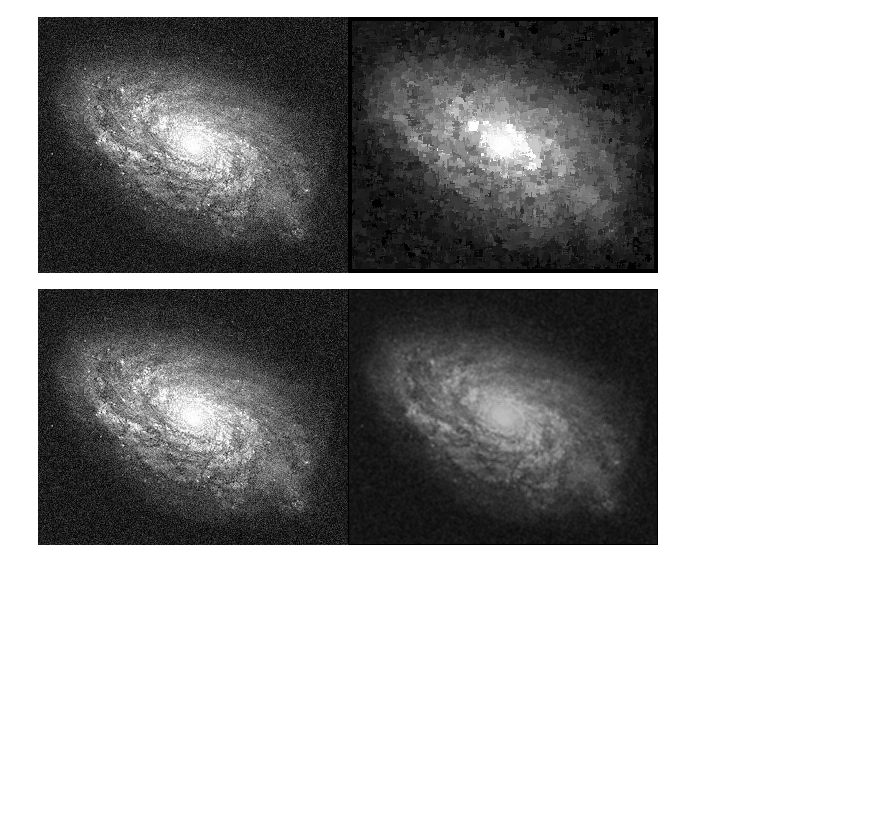
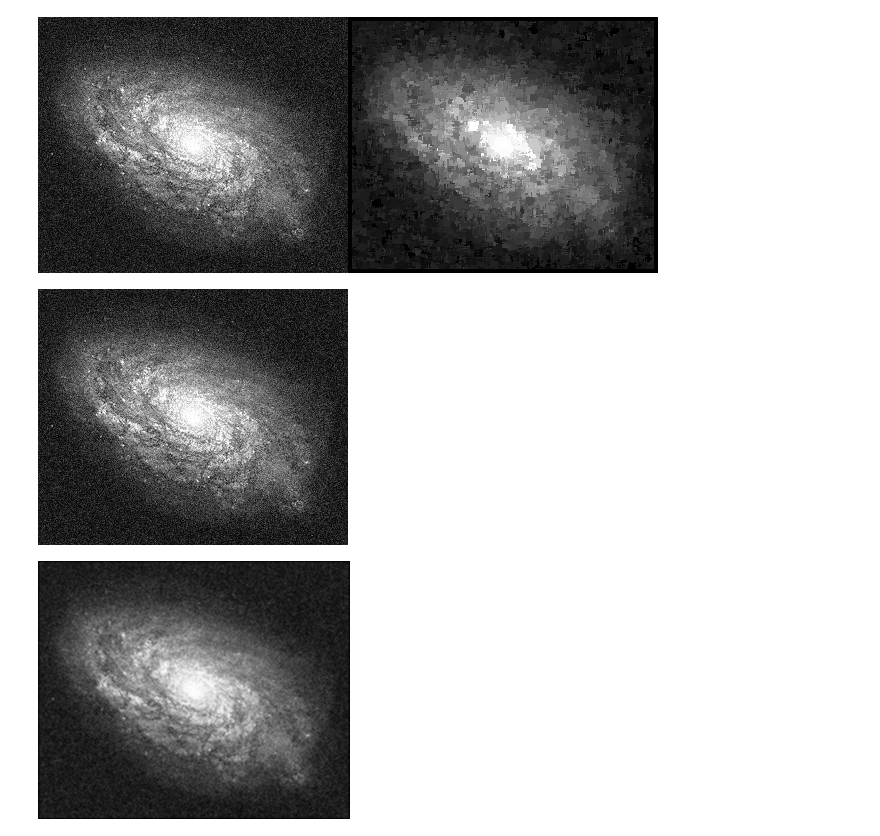
Before and after one commit to irbaadika/PCVK_Genap_2023, a Jupyter notebook: UTS.ipynb, the cells around one changed output. Cells and saved outputs as stored; diff of their text form; code cells hidden in the pictures; blank space fills up the shorter version.

```diff
--- a/UTS.ipynb
+++ b/UTS.ipynb
@@ -144,9 +123,0 @@ def LowPassFilter(image, filter_size):
-# %%
-# panggil fungsi low pass filter dan tampilkan gambar
-img = cv.imread('/content/drive/MyDrive/ASSETS-PVCK/Images/noises/1.jpg')
-img_gray = cv.cvtColor(img, cv.COLOR_BGR2GRAY)
-low_pass = LowPassFilter(img_gray, 9)
-final_frame = cv.hconcat((img_gray, low_pass))
-cv2_imshow(final_frame)
-# %% [output]
-[figure, removed]
@@ -154,0 +124,37 @@ cv2_imshow(final_frame)
+# %%
+# CONVOLUTION
+
+def convolution2d(image, kernel, stride, padding):
+
+  image = np.pad(image, padding, mode='constant', constant_values=0)
+
+  kernel_height, kernel_width = kernel.shape
+  image_height, image_width = image.shape
+
+  output_height = (image_height - kernel_height) // stride + 1
+  output_width = (image_width - kernel_width) // stride + 1
+
+  image_after = np.zeros((output_height, output_width)).astype(np.float32)
+
+  # convolution process
+  for y in range(0, output_height):
+    for x in range(0, output_width):
+      image_after[y][x] = np.sum(image[y * stride:y * stride + kernel_height, x * stride:x * stride + kernel_width] * kernel).astype(np.float32)
+
+  return image_after
+# %%
+# LOW PASS FILTERING
+
+# kernel Low Pass Filter
+LPF = np.array([
+    [1, 1, 1],
+    [1, 4, 1],
+    [1, 1, 1]
+]) / 12
+
+result = convolution2d(img_gray, LPF, 1, 2)
+cv2_imshow(img_gray)
+cv2_imshow(result)
+# %% [output]
+[figure, added]
+[figure, added]
```
Also changed, not shown: parts of 7 cells of this notebook.
